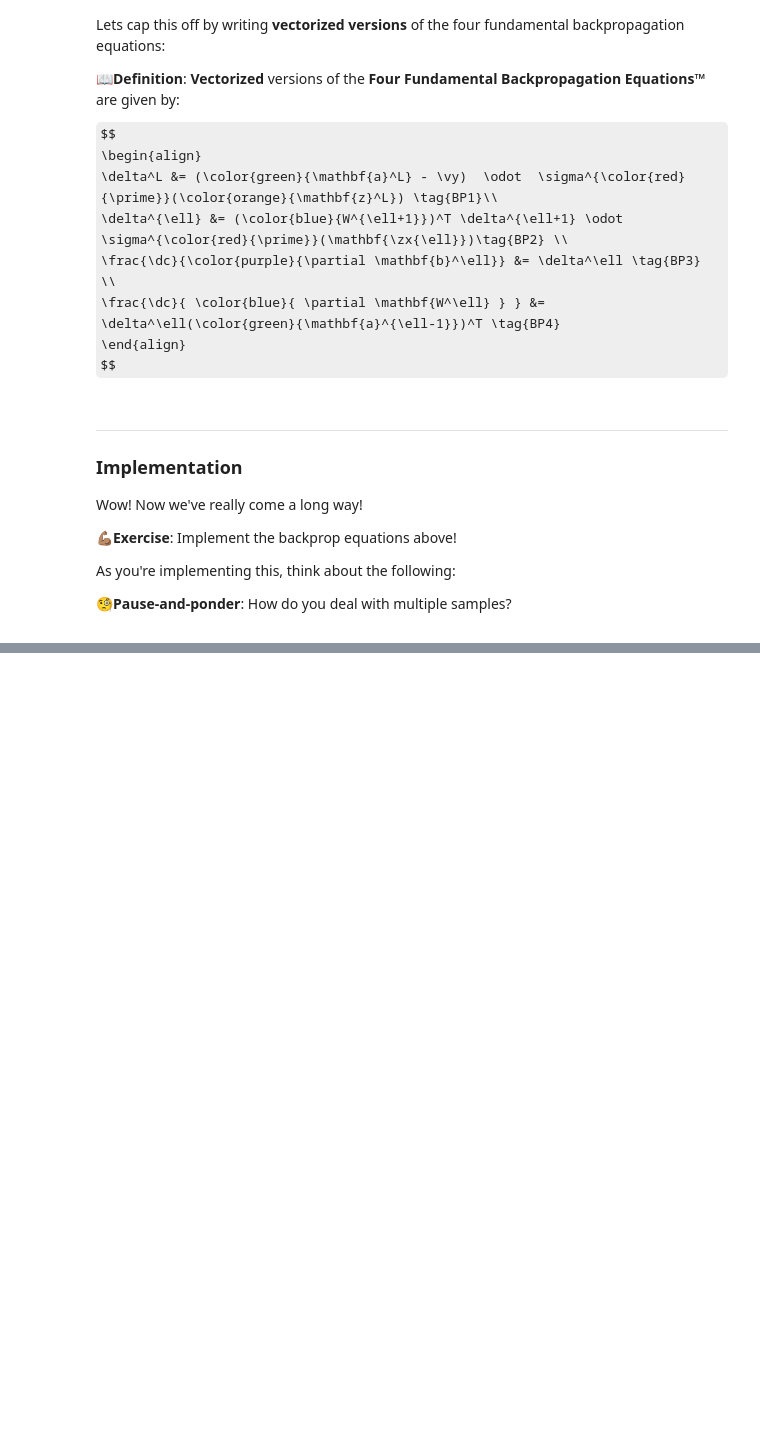
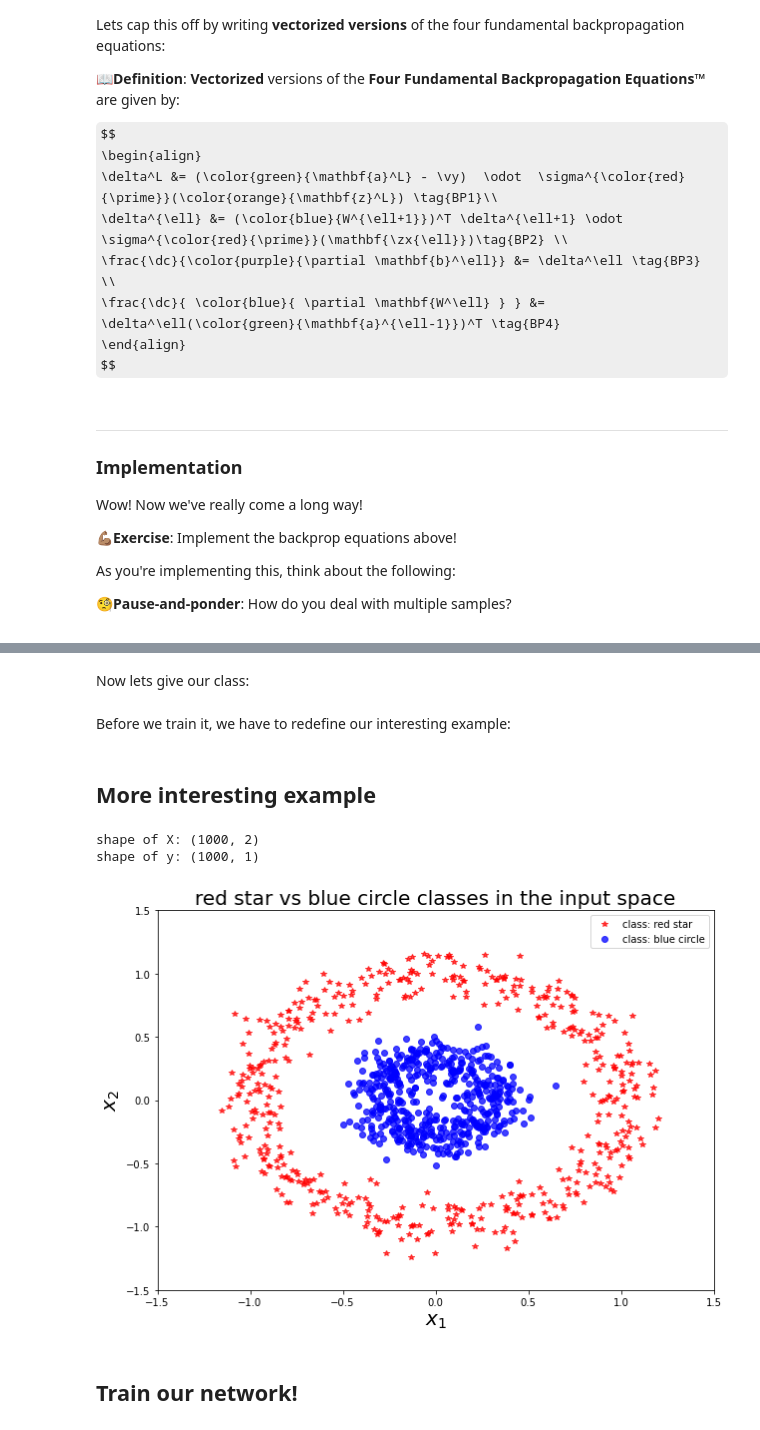
Before and after one commit to diego898/ds5440-fall-2020, a Jupyter notebook: nbs/NN-Walkthrough.ipynb, the cells around one changed output, grey strips where cells are left out. Saved outputs shown, nothing was run; the diff lists cells and outputs as text; code cells hidden in the pictures; some formulas as TeX source; blank space fills up the shorter version.

```diff
--- a/nbs/NN-Walkthrough.ipynb
+++ b/nbs/NN-Walkthrough.ipynb
@@ -1868,0 +3488,2 @@ This implementation follows the details of:
+# %% [markdown]
+Now lets give our class:
@@ -1868,0 +3578,37 @@ This implementation follows the details of:
+# %% [markdown]
+Before we train it, we have to redefine our interesting example:
+# %% [markdown]
+## More interesting example
+# %%
+# Generate the dataset
+X, y = sklearn.datasets.make_circles(
+    n_samples=1000, shuffle=False, factor=0.3, noise=0.1)
+
+# Separate the red and blue samples for plotting
+x_red = X[y==0]
+x_blue = X[y==1]
+
+# correct size of y
+y = y.reshape(-1,1)
+
+print('shape of X: {}'.format(X.shape))
+print('shape of y: {}'.format(y.shape))
+# %% [output]
+shape of X: (1000, 2)
+shape of y: (1000, 1)
+# %%
+# Plot both classes on the x1, x2 plane
+plt.figure(figsize=(10, 7))
+plt.plot(x_red[:,0], x_red[:,1], 'r*',
+         label='class: red star', alpha=0.75)
+plt.plot(x_blue[:,0], x_blue[:,1], 'bo',
+         label='class: blue circle', alpha=0.75)
+plt.legend(loc=1)
+plt.xlabel('$x_1$', fontsize=20)
+plt.ylabel('$x_2$', fontsize=20)
+plt.axis([-1.5, 1.5, -1.5, 1.5])
+plt.title('red star vs blue circle classes in the input space', fontsize=20);
+# %% [output]
+[figure, added]
+# %% [markdown]
+## Train our network!
```
Also changed, not shown: parts of 197 cells of this notebook.
